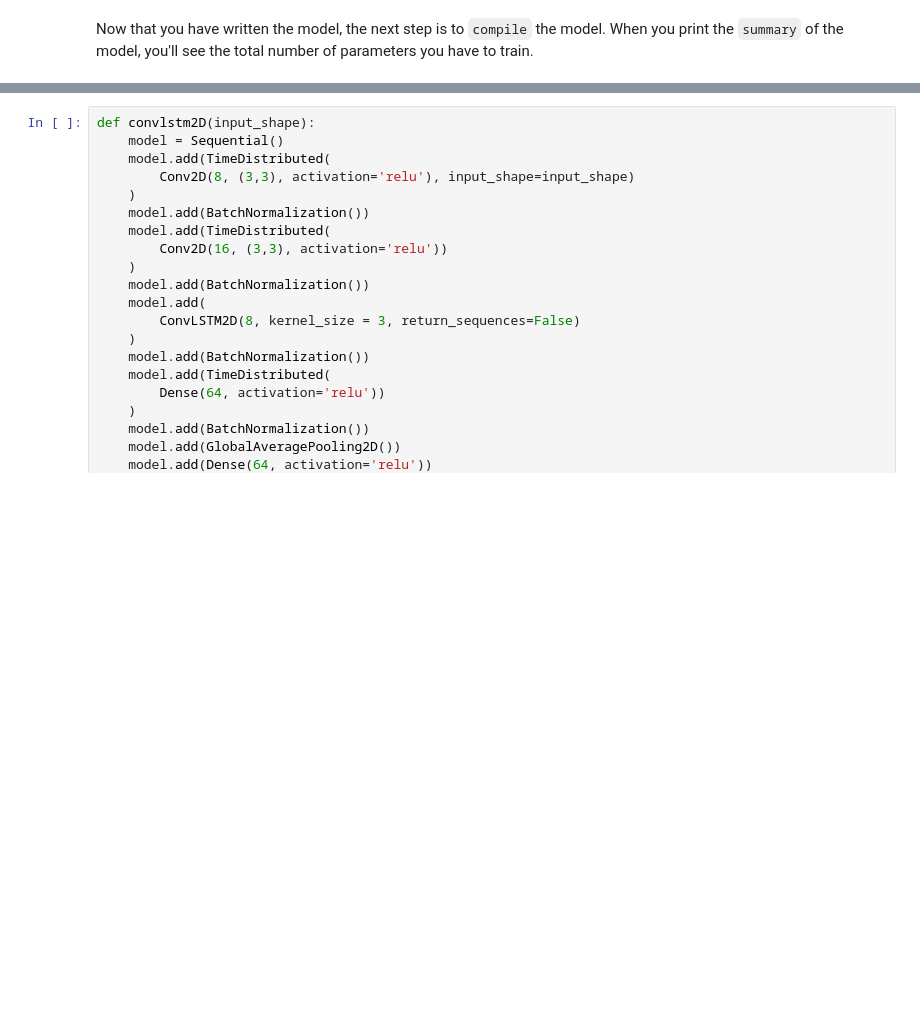
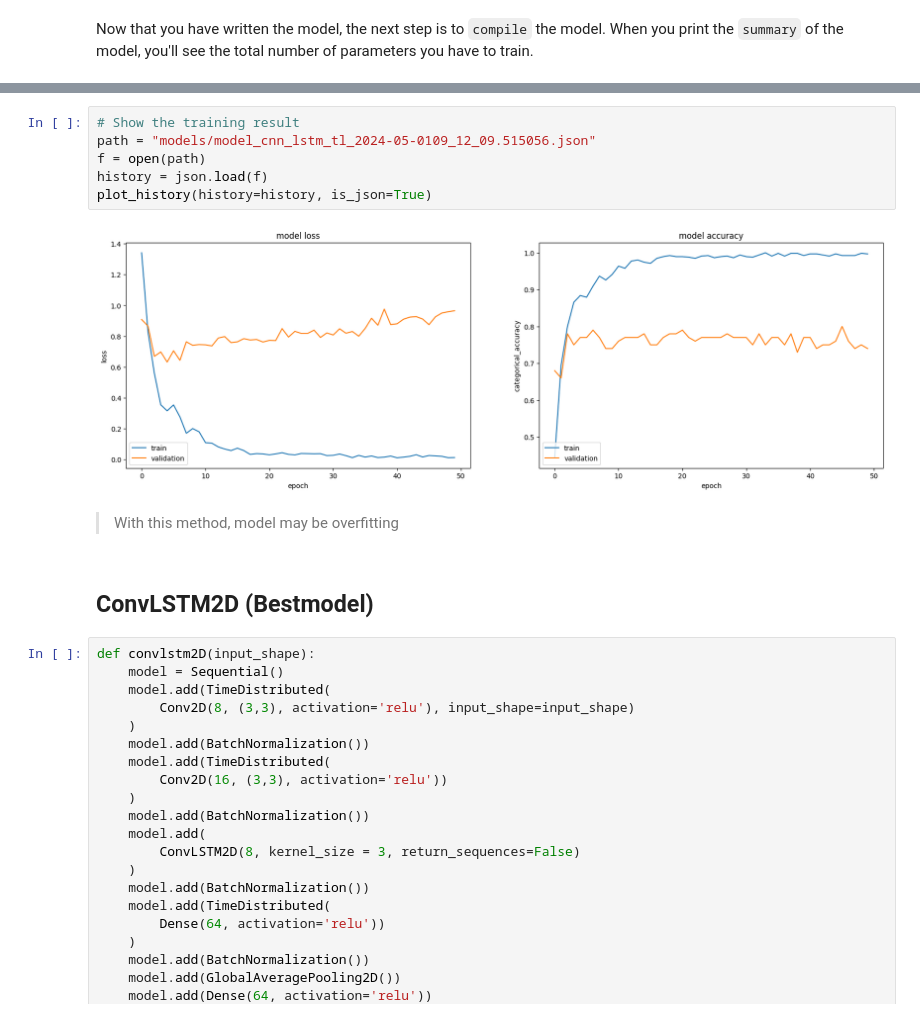
Before and after one commit to cuonghv0298/gesture-recognition-, a Jupyter notebook: ConvLSTM2D(final_model).ipynb, the cells around one changed output, grey strips where cells are left out. Cells and saved outputs as stored; diff of their text form; blank space fills up the shorter version.

```diff
--- a/ConvLSTM2D(final_model).ipynb
+++ b/ConvLSTM2D(final_model).ipynb
@@ -214,3 +317,15 @@ Now that you have written the model, the next step is to `compile` the model. Wh
+# %%
+# Show the training result
+path = "models/model_cnn_lstm_tl_2024-05-0109_12_09.515056.json"
+f = open(path)
+history = json.load(f)
+plot_history(history=history, is_json=True)
+# %% [output]
+[figure, added]
+# %% [markdown]
+> With this method, model may be overfitting
+# %% [markdown]
+## ConvLSTM2D (Bestmodel)
 # %%
 def convlstm2D(input_shape):
     model = Sequential()
```
Also changed, not shown: parts of 10 cells of this notebook.
